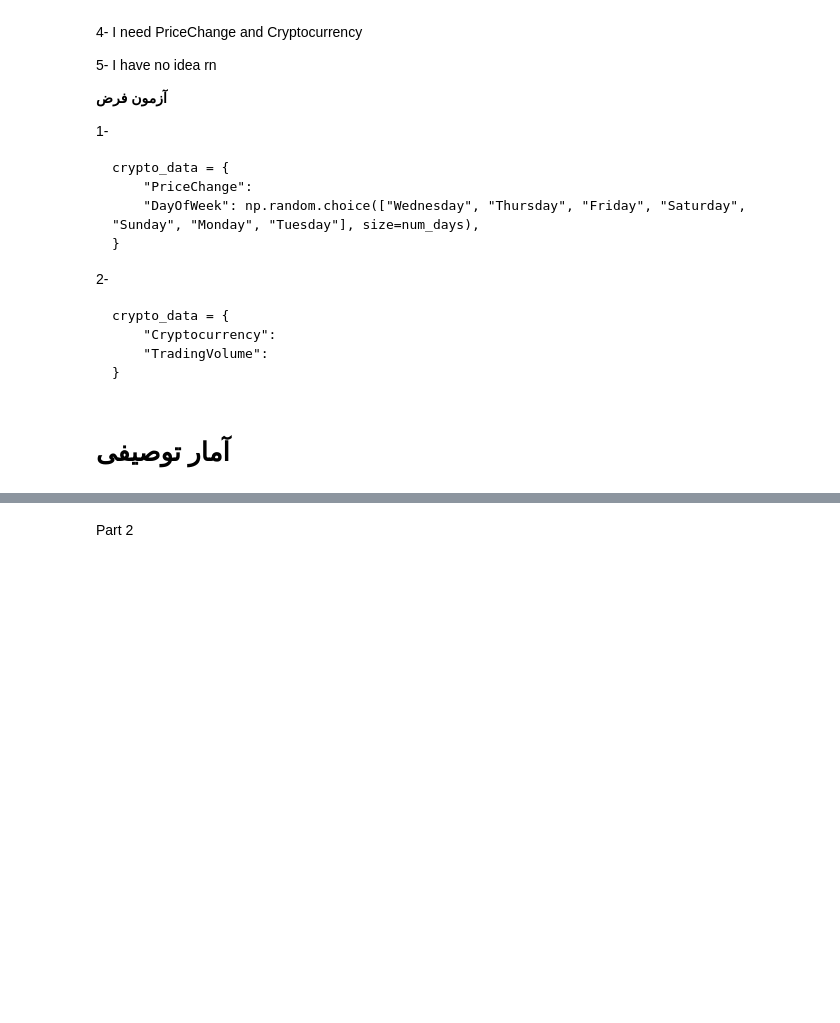
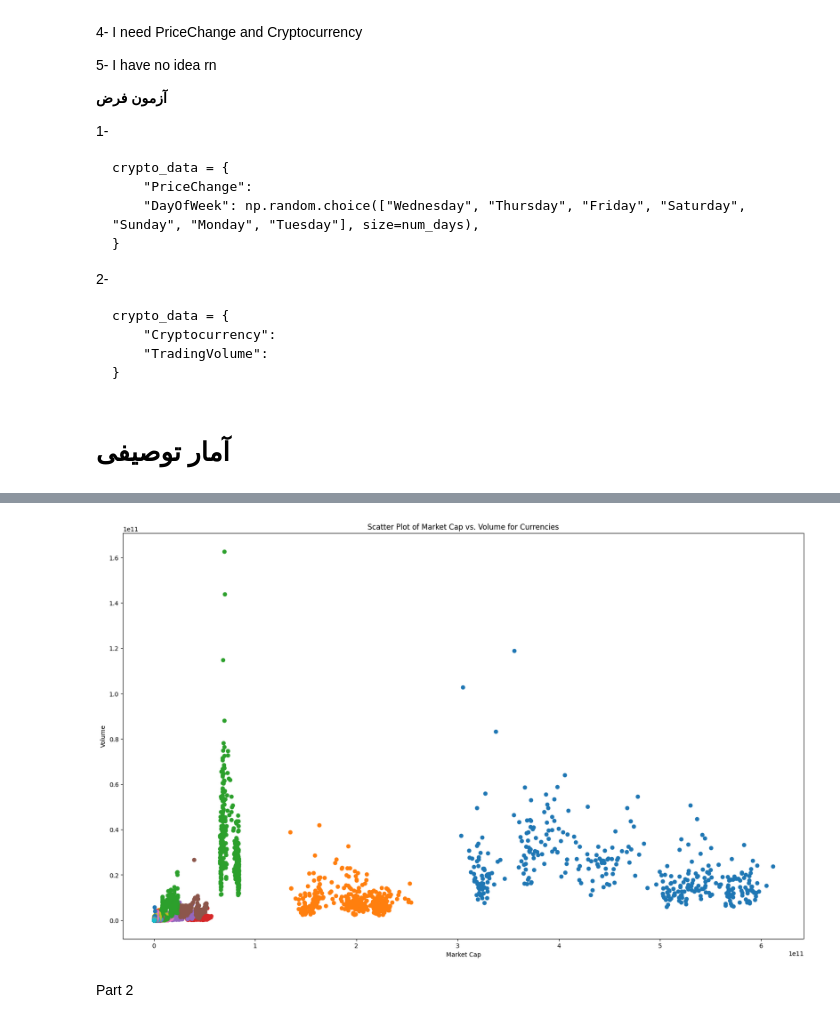
Before and after one commit to sixth-group/CoinMarketCap-Statistics, a Jupyter notebook: The_first_project_phase_1.ipynb, the cells around one changed output, grey strips where cells are left out. Saved outputs shown, nothing was run; the diff lists cells and outputs as text; code cells hidden in the pictures; blank space fills up the shorter version.

```diff
--- a/The_first_project_phase_1.ipynb
+++ b/The_first_project_phase_1.ipynb
@@ -57,3 +58,8 @@ import scipy.stats as stats
+# %%
+from models import Currency, CurrenciesHistory, Session
+
+
+Session = Session()
 # %% [markdown]
 # آمار توصیفی
 # %% [markdown]
@@ -99,0 +67,25 @@ plt.show()
+# %%
+currencies = Session.query(Currency.id, Currency.Name)
+currencies_with_data = []
+
+for currency in currencies:
+    currency_data = {
+        'Name': currency.Name,
+
+        'marketCap': [
+            currency_history.marketCap
+            for currency_history in Session.query(CurrenciesHistory.marketCap)
+            .filter(CurrenciesHistory.currency_id == currency.id)
+        ],
+        'volume': [
+            currency_history.volume
+            for currency_history in Session.query(CurrenciesHistory.volume)
+            .filter(CurrenciesHistory.currency_id == currency.id)
+        ],
+    }
+    currencies_with_data.append(currency_data)
+
+# Create a DataFrame
+df = pd.DataFrame(currencies_with_data)
+
+print(df)
@@ -100,3 +110,20 @@ plt.show()
+# %%
+# Initialize the scatter plot
+plt.figure(figsize=(20, 12))
+
+# Plot each currency's data point
+for index, row in df.iterrows():
+    plt.scatter(row['marketCap'], row['volume'], label=row['Name'])
+
+# Set plot labels and title
+plt.xlabel('Market Cap')
+plt.ylabel('Volume')
+plt.title('Scatter Plot of Market Cap vs. Volume for Currencies')
+
+# Show the plot
+plt.show()
+# %% [output]
+[figure, added]
 # %% [markdown]
 Part 2
 # %%
```
Also changed, not shown: parts of 11 cells of this notebook.
